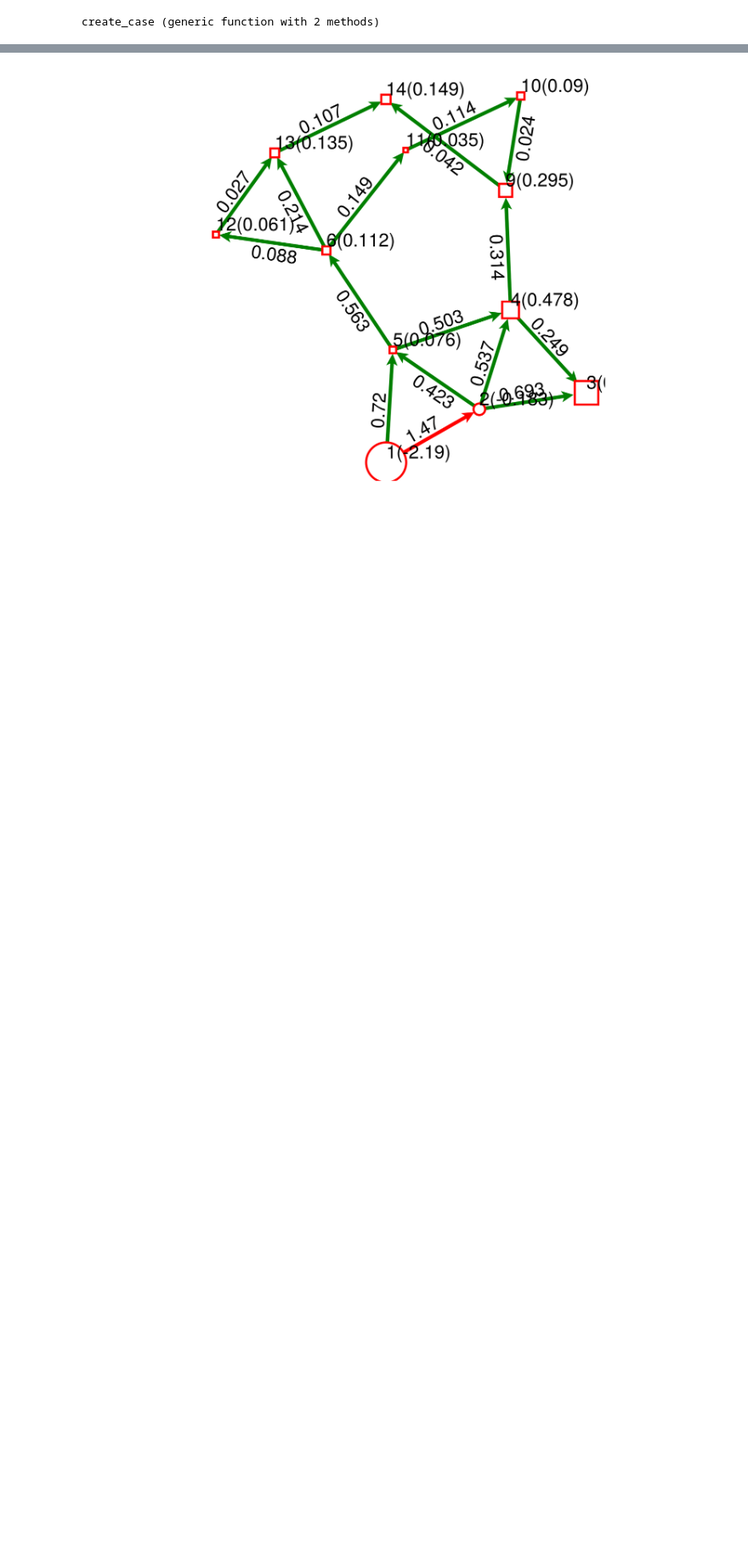
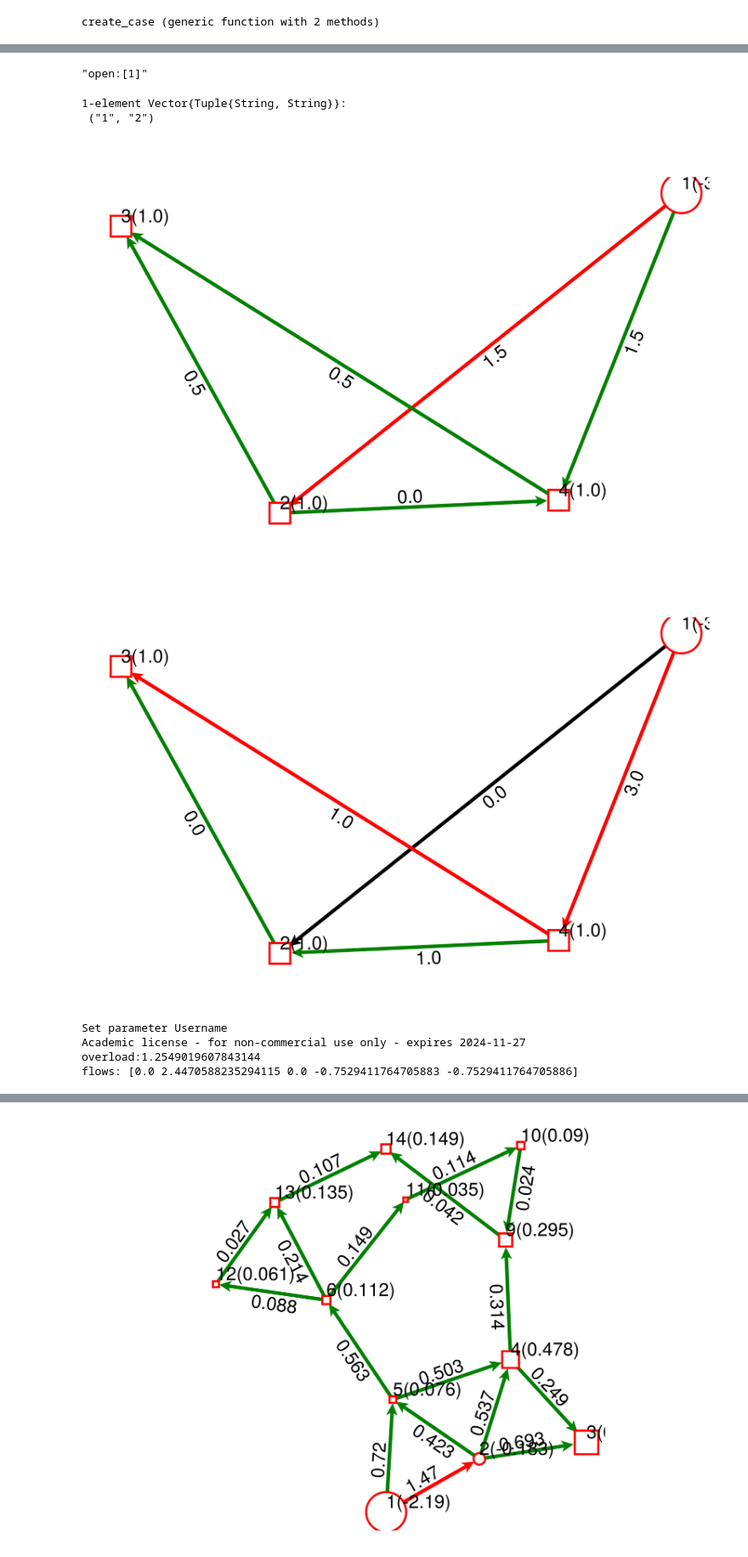
Before and after one commit to BenoitJeanson/topo_sandbox, a Jupyter notebook: Simons_approach.ipynb, the cells around one changed output, grey strips where cells are left out. Shown at 85% size. Cells and saved outputs as stored; diff of their text form; code cells hidden in the pictures; blank space fills up the shorter version.

Commit message:
implement connectivity with bus splitting. Bug remaining in branch opening
Signed-off-by: BenoitJeanson <benoit.jeanson@rte-france.com>

```diff
--- a/Simons_approach.ipynb
+++ b/Simons_approach.ipynb
@@ -177,7 +224,7 @@ function edge_coloring(g, e)
     branch = e_index_for(g, e)
     if branch.outage
         return :black
-    elseif abs(branch.p>branch.p_max)
+    elseif abs(branch.p>branch.p_max + 1e-6)
         return :red
     else
         return :green
@@ -263,5 +310,11 @@ function dc_flow!(g; outages = [], trip = nothing)
     for (i,e) in enumerate(edges(g))
         e_index_for(g, e).p = flows[i]
     end
+    g
 end
+
+function dc_flow(g; outages = [], trip = nothing)
+    h=deepcopy(g)
+    dc_flow!(h, outages = outages, trip = trip)
+end
 # %% [output]
@@ -537,0 +670,8 @@ Academic license - for non-commercial use only - expires 2024-11-27
+# %%
+function create_mini_case()
+    mini_conf = [BusConf(2, [SubBus(1, [1])])]
+    g = build_simple_grid(micro=false)
+    g["1","4"].p_max = 2
+    contingencies = []
+    g, mini_conf, contingencies
+end
@@ -628,0 +722,50 @@ flows: [0.5408148515698455 0.08280695402578049 0.1448611612035084 0.205584731500
+# %%
+# g, bus_confs, contingencies = create_case()
+g, bus_confs, contingencies = create_mini_case()
+is_single_ρ = true
+ρ_min_bound = 0.
+n_1_connectedness = false
+allow_branch_openings = true
+bus_confs = BusConf[]
+g["3","4"].p_max = .6
+
+model = secured_dc_OTS(g,
+                # contingencies = contingencies,
+                is_single_ρ=is_single_ρ,
+                ρ_min_bound=ρ_min_bound,
+                n_1_connectedness = n_1_connectedness,
+                allow_branch_openings = allow_branch_openings,
+                bus_confs = bus_confs,
+                )
+optimize!(model)
+
+println("overload:", value(model[:overload]))
+print("flows: $(value.(model[:flows]))")
+
+trip = nothing #12
+openings = []
+
+if allow_branch_openings
+    display("v_branch: $(value.(model[:v_branch]))")
+    openings = [i for (i,v_branch) in enumerate(value.(model[:v_branch])) if v_branch == 1]
+    display("open:$openings")
+    display([collect(edge_labels(g))[i] for i in 1:ne(g) if value.(model[:v_branch][i])==1 ])
+end
+
+applied_conf=BusConf[]
+if bus_confs ≠ BusConf[]
+    println("v_bus: $(value.(model[:v_bus]))")
+    println("γ_bus: $(value.(model[:γ_bus]))")
+    applied_conf = [bus_confs[i] for (i, v) in enumerate(value.(model[:v_bus])) if isapprox(v, 1, atol=1e-9)]
+    print(applied_conf)
+end
+
+g_base = dc_flow(g, trip = trip)
+draw(g_base, trip = trip)#, fig_size = (1300,1300), font_size = 10)
+
+g_result=add_subBus(g, applied_conf)
+dc_flow!(g_result, outages = openings)
+draw(g_result , outages = openings);
+
+# display(solution_summary(model))
+# %% [output]
@@ -628,0 +773,9 @@ flows: [0.5408148515698455 0.08280695402578049 0.1448611612035084 0.205584731500
+"open:[1]"
+1-element Vector{Tuple{String, String}}:
+ ("1", "2")
+[figure, added]
+[figure, added]
+Set parameter Username
+Academic license - for non-commercial use only - expires 2024-11-27
+overload:1.2549019607843144
+flows: [0.0 2.4470588235294115 0.0 -0.7529411764705883 -0.7529411764705886]
```
Also changed, not shown: parts of 18 cells of this notebook, 2 other files.
